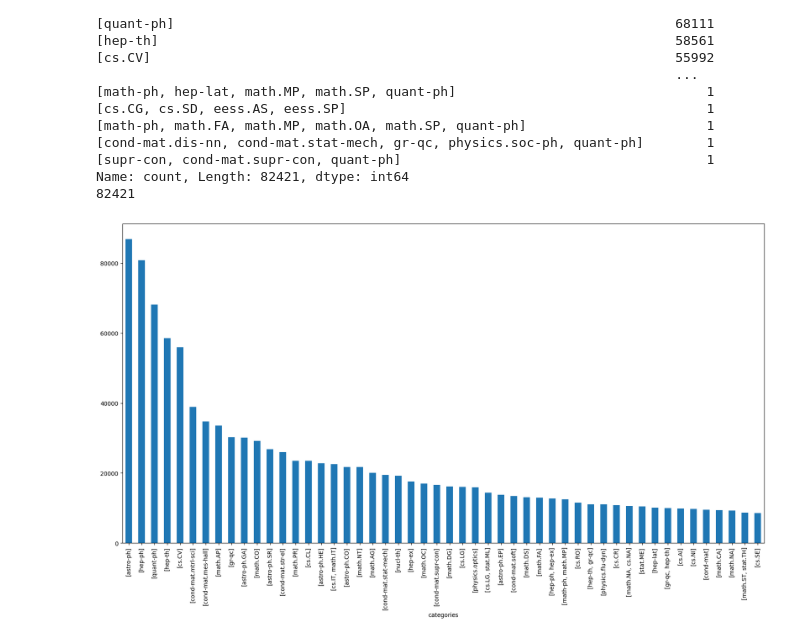
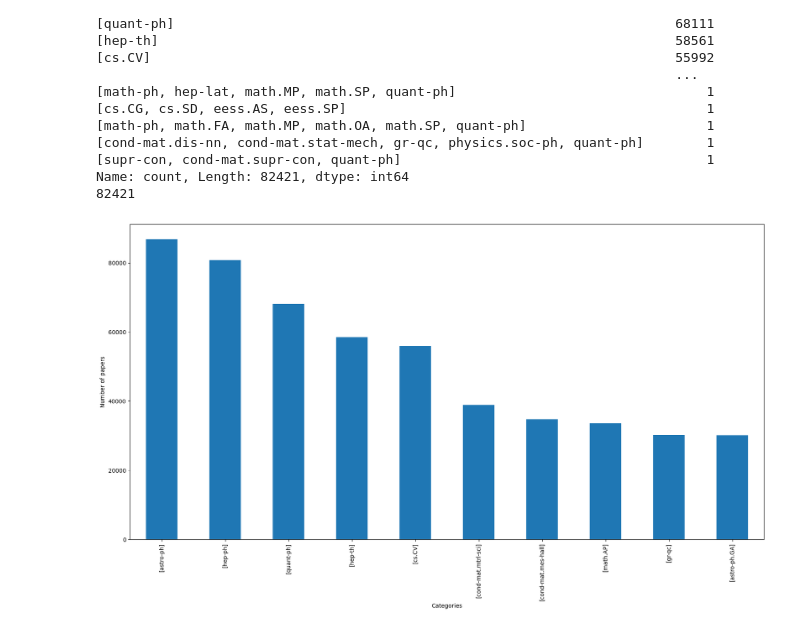
Before and after one commit to steffdlh/unsupervised-learning-case-study, a Jupyter notebook: unsupervised_learning_case_study/noteboooks/exploration.ipynb, the cells around one changed output. Saved outputs shown, nothing was run; the diff lists cells and outputs as text; code cells hidden in the pictures.

```diff
--- a/unsupervised_learning_case_study/noteboooks/exploration.ipynb
+++ b/unsupervised_learning_case_study/noteboooks/exploration.ipynb
@@ -59,11 +70,15 @@ with open(pkl_file_path, 'wb') as pkl_file:
 # %%
 import matplotlib.pyplot as plt
 
 # Plot the top 25 categories
-categories_count.head(50).plot(kind='bar', figsize=(20, 10))
+categories_count.head(10).plot(kind='bar', figsize=(20, 10))
+# set yaxis label to 'Number of papers'
+plt.ylabel('Number of papers')
+# set xaxis label to 'Categories'
+plt.xlabel('Categories')
 plt.show()
 # %% [output]
-[figure, old version]
+[figure, new version]
 # %%
 # count main categories (substring before the first dot)
 df['main_categories'] = df['categories'].apply(lambda x: x[0].split('.')[0])
```
Also changed, not shown: parts of 5 cells of this notebook, 1 other file.
